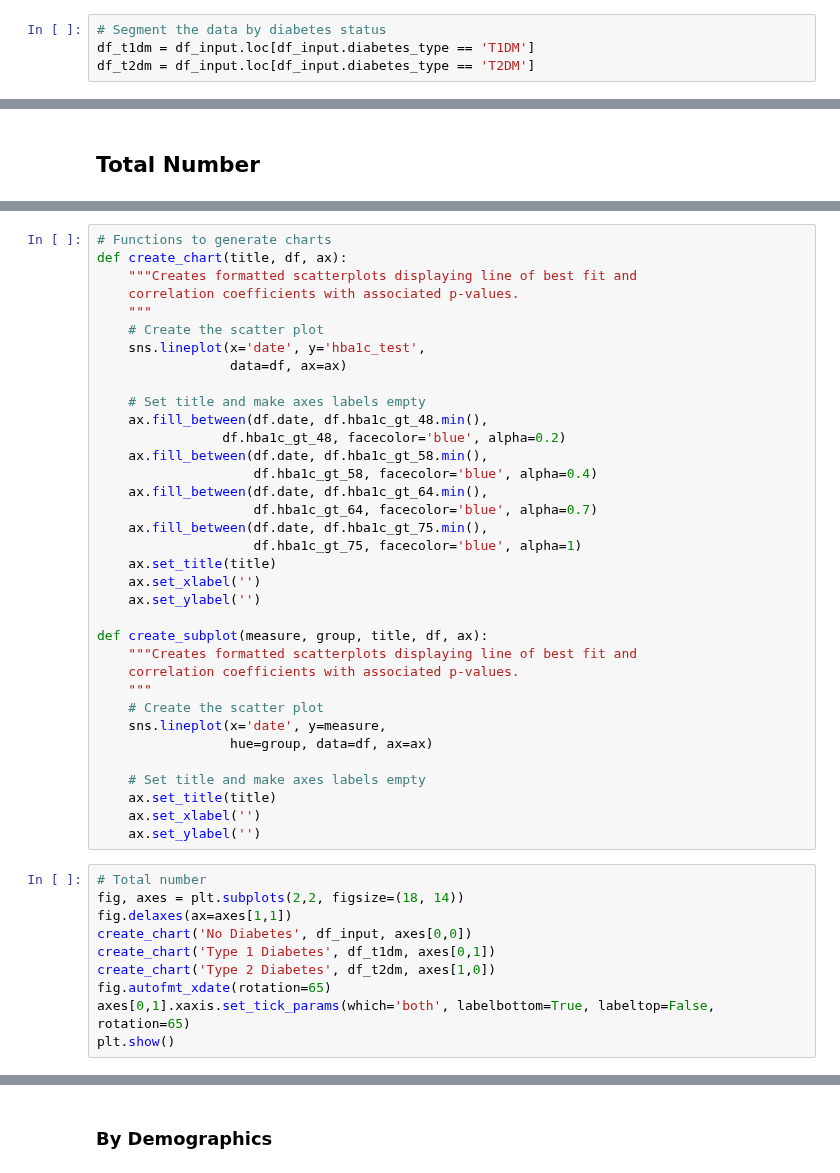
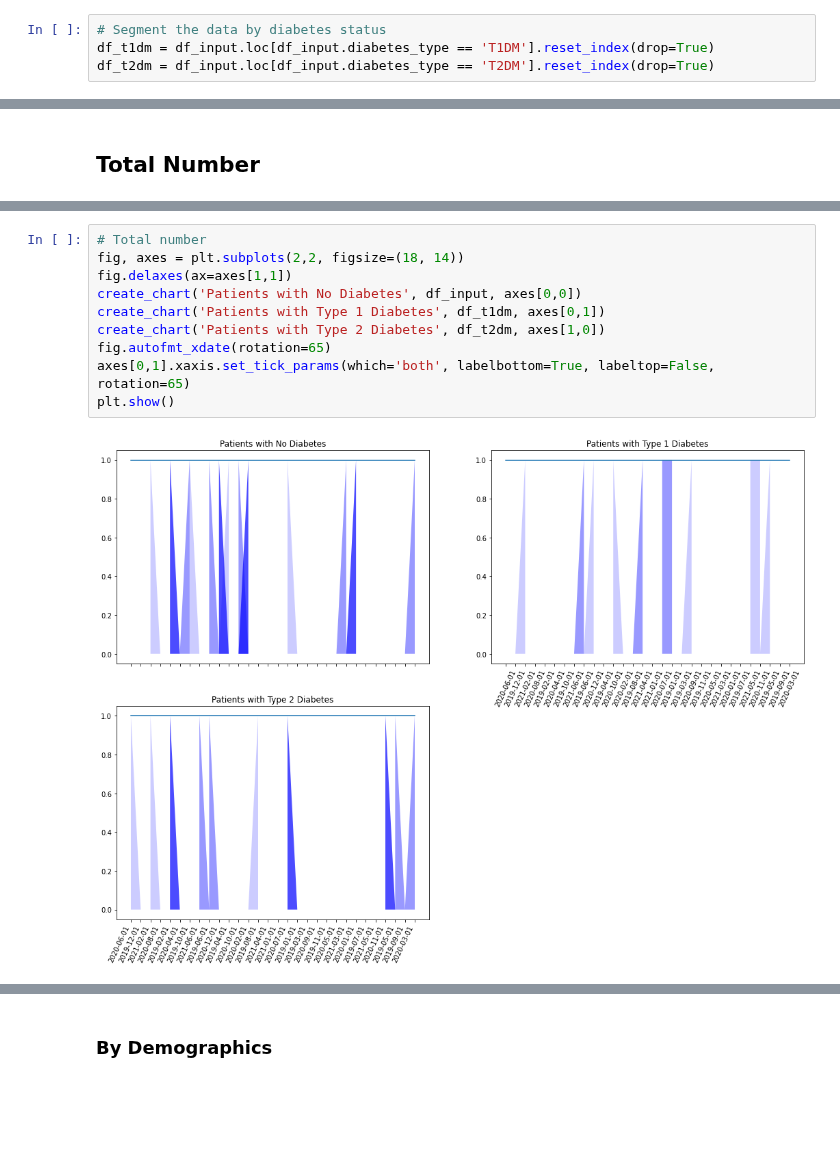
Before and after one commit to opensafely/HbA1c-levels, a Jupyter notebook: notebooks/charts.ipynb, the cells around one changed output, grey strips where cells are left out. Cells and saved outputs as stored; diff of their text form; blank space fills up the shorter version.

Commit message:
Add percent and median charts

```diff
--- a/notebooks/charts.ipynb
+++ b/notebooks/charts.ipynb
@@ -25,5 +30,5 @@ for file in glob('../output/data/input*.csv'):
 df_input = pd.concat(li, axis=0, ignore_index=False).reset_index(drop=True)
 # %%
 # Segment the data by diabetes status
-df_t1dm = df_input.loc[df_input.diabetes_type == 'T1DM']
-df_t2dm = df_input.loc[df_input.diabetes_type == 'T2DM']
+df_t1dm = df_input.loc[df_input.diabetes_type == 'T1DM'].reset_index(drop=True)
+df_t2dm = df_input.loc[df_input.diabetes_type == 'T2DM'].reset_index(drop=True)
@@ -70,45 +150,12 @@ df_mi, df_mi_t1dm, df_mi_t2dm = sum_by_group('mental_illness')
-# %%
-# Functions to generate charts
-def create_chart(title, df, ax):
-    """Creates formatted scatterplots displaying line of best fit and
-    correlation coefficients with associated p-values.
-    """
-    # Create the scatter plot
-    sns.lineplot(x='date', y='hba1c_test',
-                 data=df, ax=ax)
-
-    # Set title and make axes labels empty
-    ax.fill_between(df.date, df.hba1c_gt_48.min(),
-                df.hba1c_gt_48, facecolor='blue', alpha=0.2)
-    ax.fill_between(df.date, df.hba1c_gt_58.min(),
-                    df.hba1c_gt_58, facecolor='blue', alpha=0.4)
-    ax.fill_between(df.date, df.hba1c_gt_64.min(),
-                    df.hba1c_gt_64, facecolor='blue', alpha=0.7)
-    ax.fill_between(df.date, df.hba1c_gt_75.min(),
-                    df.hba1c_gt_75, facecolor='blue', alpha=1)
-    ax.set_title(title)
-    ax.set_xlabel('')
-    ax.set_ylabel('')
-
-def create_subplot(measure, group, title, df, ax):
-    """Creates formatted scatterplots displaying line of best fit and
-    correlation coefficients with associated p-values.
-    """
-    # Create the scatter plot
-    sns.lineplot(x='date', y=measure,
-                 hue=group, data=df, ax=ax)
-
-    # Set title and make axes labels empty
-    ax.set_title(title)
-    ax.set_xlabel('')
-    ax.set_ylabel('')
 # %%
 # Total number
 fig, axes = plt.subplots(2,2, figsize=(18, 14))
 fig.delaxes(ax=axes[1,1])
-create_chart('No Diabetes', df_input, axes[0,0])
-create_chart('Type 1 Diabetes', df_t1dm, axes[0,1])
-create_chart('Type 2 Diabetes', df_t2dm, axes[1,0])
+create_chart('Patients with No Diabetes', df_input, axes[0,0])
+create_chart('Patients with Type 1 Diabetes', df_t1dm, axes[0,1])
+create_chart('Patients with Type 2 Diabetes', df_t2dm, axes[1,0])
 fig.autofmt_xdate(rotation=65)
 axes[0,1].xaxis.set_tick_params(which='both', labelbottom=True, labeltop=False, rotation=65)
 plt.show()
+# %% [output]
+[figure, added]
```
Also changed, not shown: parts of 44 cells of this notebook, 1 other file.
